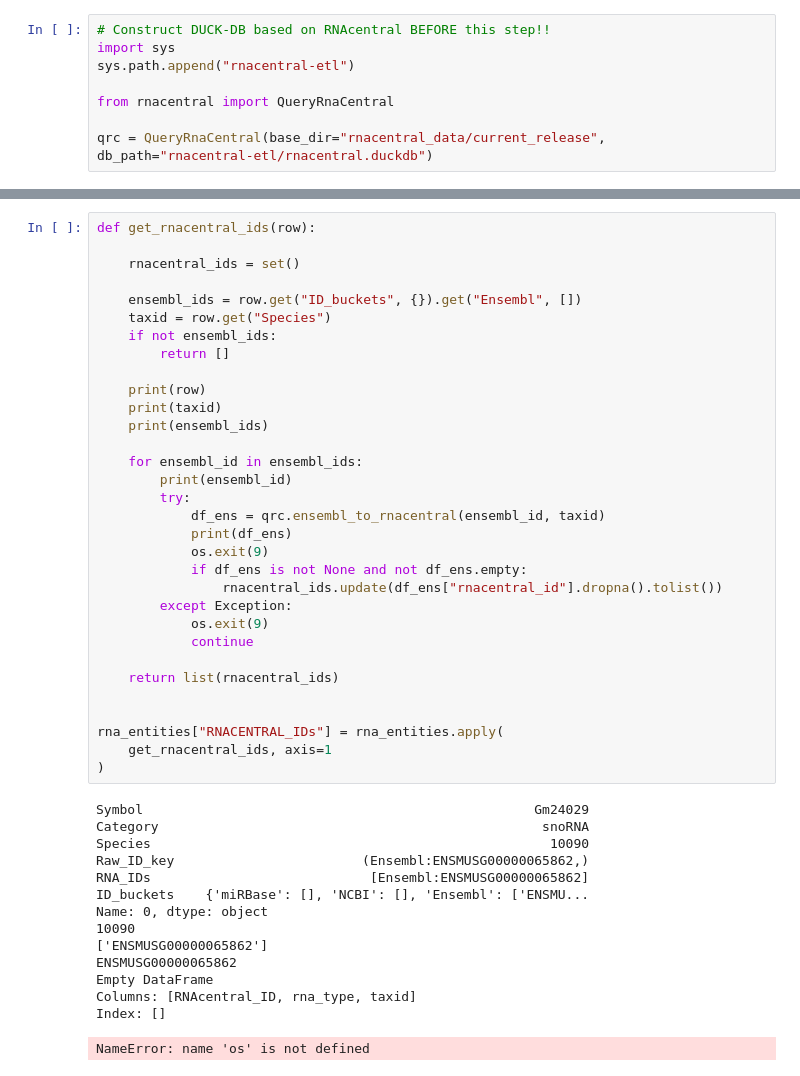
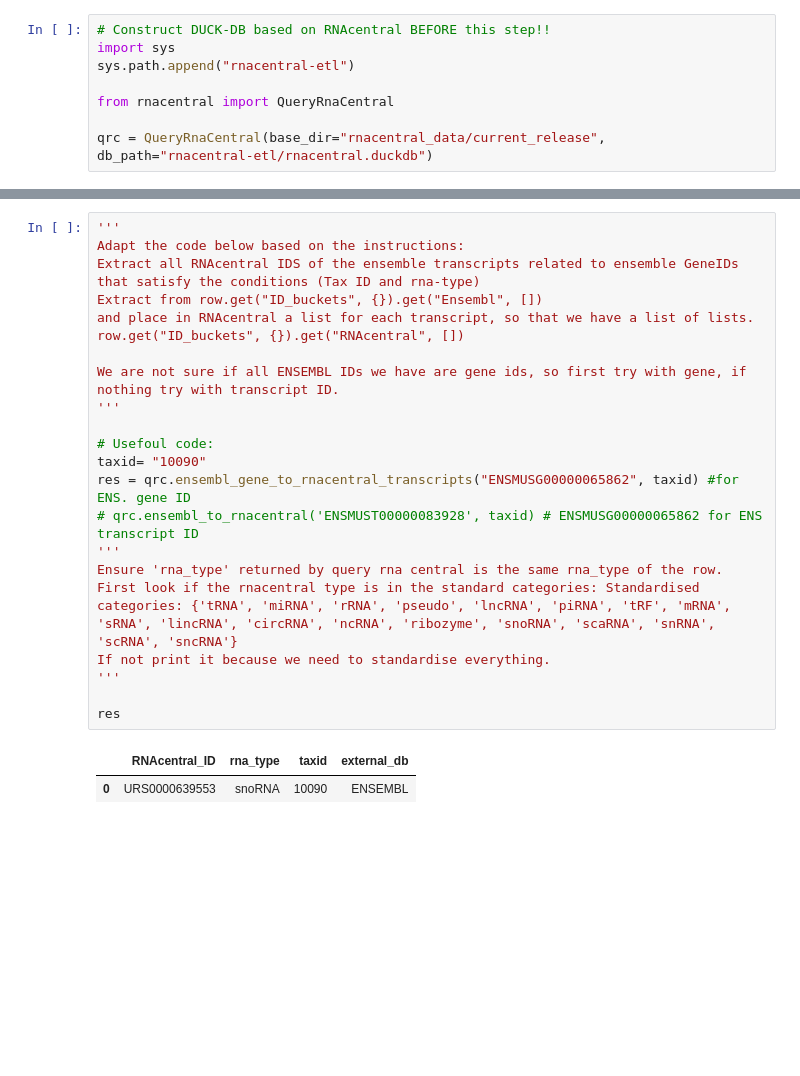
Before and after one commit to AnacletoLAB/RNAInterSeq, a Jupyter notebook: RNAInter_sequence_map.ipynb, the cells around one changed output, grey strips where cells are left out. Saved outputs shown, nothing was run; the diff lists cells and outputs as text; blank space fills up the shorter version.

Commit message:
ENSEMBL conversion working, NCBI conversion in progress

```diff
--- a/RNAInter_sequence_map.ipynb
+++ b/RNAInter_sequence_map.ipynb
@@ -418,47 +385,24 @@ Ensembl to RNAcentral (Ensembl ID=('ENST00000618786', '9606')):
-# %%
-def get_rnacentral_ids(row):
-
-    rnacentral_ids = set()
-
-    ensembl_ids = row.get("ID_buckets", {}).get("Ensembl", [])
-    taxid = row.get("Species")
-    if not ensembl_ids:
-        return []
-
-    print(row)
-    print(taxid)
-    print(ensembl_ids)
-
-    for ensembl_id in ensembl_ids:
-        print(ensembl_id)
-        try:
-            df_ens = qrc.ensembl_to_rnacentral(ensembl_id, taxid)
-            print(df_ens)
-            os.exit(9)
-            if df_ens is not None and not df_ens.empty:
-                rnacentral_ids.update(df_ens["rnacentral_id"].dropna().tolist())
-        except Exception:
-            os.exit(9)
-            continue
-
-    return list(rnacentral_ids)
-
-
-rna_entities["RNACENTRAL_IDs"] = rna_entities.apply(
-    get_rnacentral_ids, axis=1
-)
-# %% [output]
-Symbol                                                  Gm24029
-Category                                                 snoRNA
-Species                                                   10090
-Raw_ID_key                        (Ensembl:ENSMUSG00000065862,)
-RNA_IDs                            [Ensembl:ENSMUSG00000065862]
-ID_buckets    {'miRBase': [], 'NCBI': [], 'Ensembl': ['ENSMU...
-Name: 0, dtype: object
-10090
-['ENSMUSG00000065862']
-ENSMUSG00000065862
-Empty DataFrame
-Columns: [RNAcentral_ID, rna_type, taxid]
-Index: []
-NameError: name 'os' is not defined
+# %%
+'''
+Adapt the code below based on the instructions:
+Extract all RNAcentral IDS of the ensemble transcripts related to ensemble GeneIDs that satisfy the conditions (Tax ID and rna-type)
+Extract from row.get("ID_buckets", {}).get("Ensembl", [])
+and place in RNAcentral a list for each transcript, so that we have a list of lists. row.get("ID_buckets", {}).get("RNAcentral", [])
+
+We are not sure if all ENSEMBL IDs we have are gene ids, so first try with gene, if nothing try with transcript ID.
+'''
+
+# Usefoul code:
+taxid= "10090"
+res = qrc.ensembl_gene_to_rnacentral_transcripts("ENSMUSG00000065862", taxid) #for ENS. gene ID
+# qrc.ensembl_to_rnacentral('ENSMUST00000083928', taxid) # ENSMUSG00000065862 for ENS transcript ID
+'''
+Ensure 'rna_type' returned by query rna central is the same rna_type of the row.
+First look if the rnacentral type is in the standard categories: Standardised categories: {'tRNA', 'miRNA', 'rRNA', 'pseudo', 'lncRNA', 'piRNA', 'tRF', 'mRNA', 'sRNA', 'lincRNA', 'circRNA', 'ncRNA', 'ribozyme', 'snoRNA', 'scaRNA', 'snRNA', 'scRNA', 'sncRNA'}
+If not print it because we need to standardise everything.
+'''
+
+res
+# %% [output]
+|  | RNAcentral_ID | rna_type | taxid | external_db |
+| 0 | URS0000639553 | snoRNA | 10090 | ENSEMBL |
```
Also changed, not shown: parts of 22 cells of this notebook.
